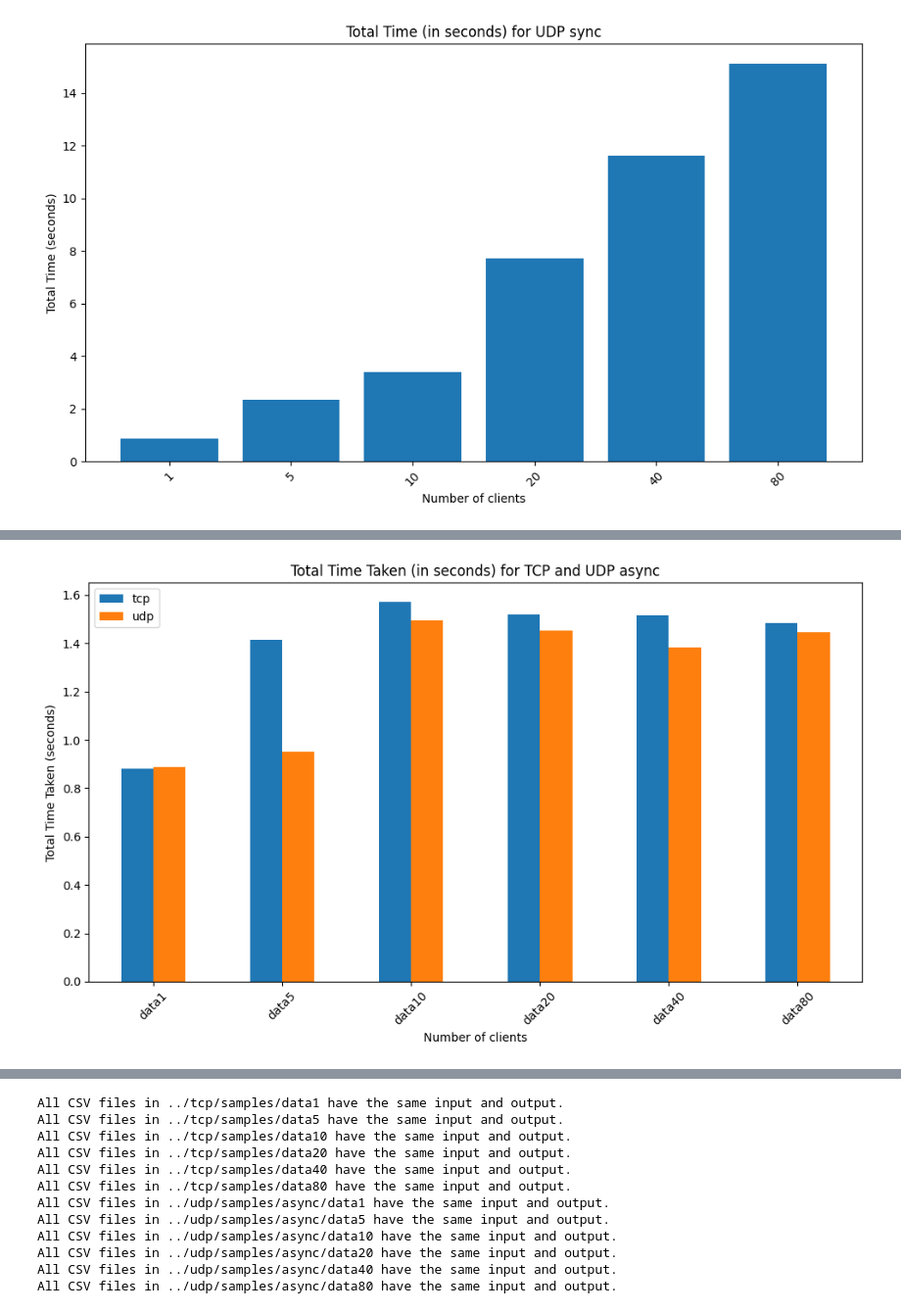
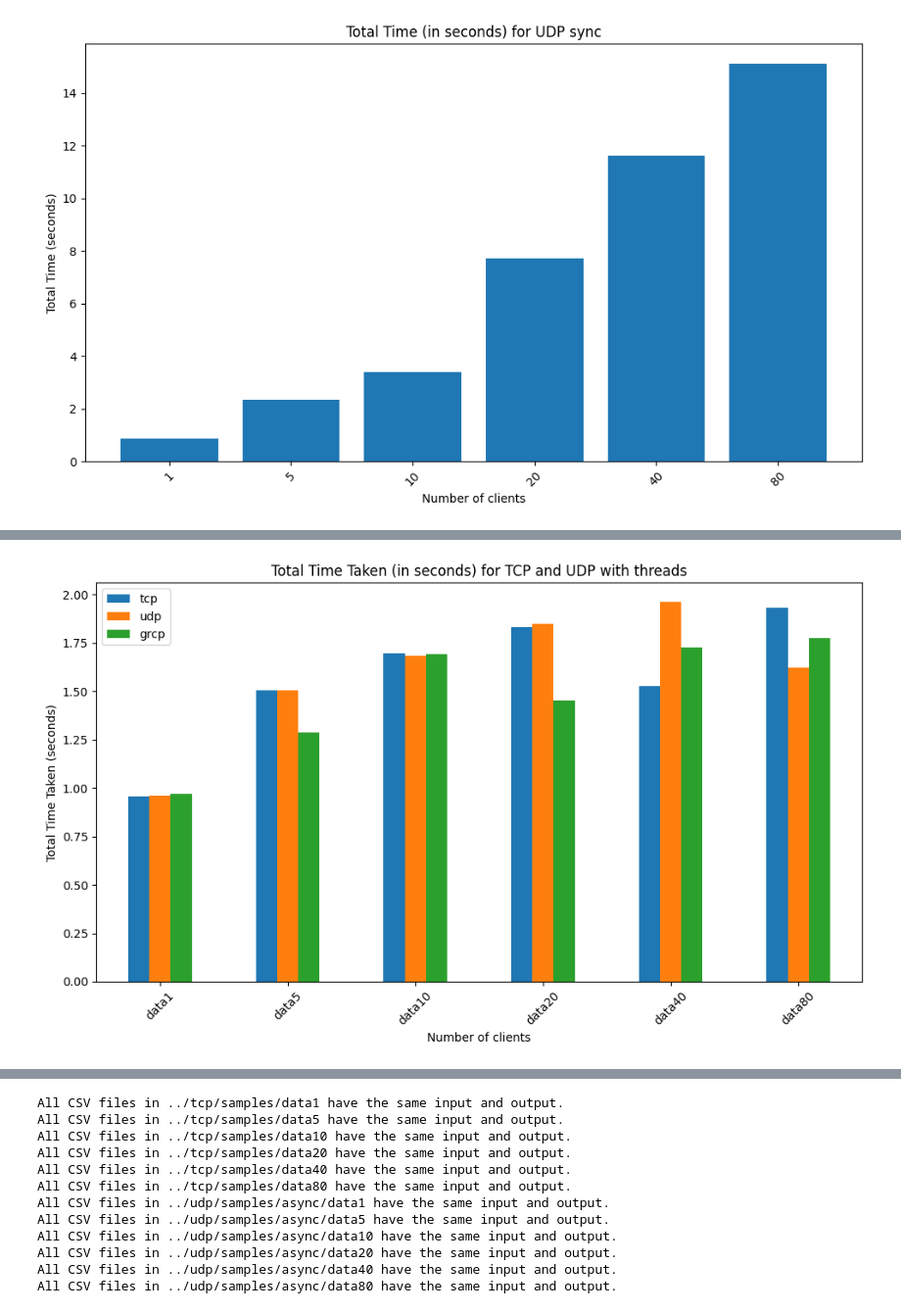
Before and after one commit to arthurbm/distributed-concurrent-programming, a Jupyter notebook: atividades/atv4/benchmark/main.ipynb, the cells around one changed output, grey strips where cells are left out. Shown at 98% size. Saved outputs shown, nothing was run; the diff lists cells and outputs as text; code cells hidden in the pictures.

```diff
--- a/atividades/atv4/benchmark/main.ipynb
+++ b/atividades/atv4/benchmark/main.ipynb
@@ -158,6 +154,14 @@ paths_dict = {
         '../udp/samples/async/data20',
         '../udp/samples/async/data40',
         '../udp/samples/async/data80'
+    ],
+    'grcp': [
+        '../rpc/samples/data1',
+        '../rpc/samples/data5',
+        '../rpc/samples/data10',
+        '../rpc/samples/data20',
+        '../rpc/samples/data40',
+        '../rpc/samples/data80'
     ]
 }
 
@@ -178,32 +182,32 @@ for protocol, paths in paths_dict.items():
 
         # Concatenate all dataframes vertically
         df_concatenated = pd.concat(dataframes)
 
         # Convert the timeTaken to seconds (assuming it's currently in nanoseconds)
         df_concatenated['timeTaken'] = df_concatenated['timeTaken'] / 1e9
 
         # Group by the index (which is the same across all original dataframes) and compute mean
         df_mean = df_concatenated.groupby(df_concatenated.index).mean()
 
         # Extract the folder name from the path
         folder_name = os.path.basename(os.path.normpath(path))
 
         # Write to new CSV without index
         df_mean.to_csv(f'./average_times_{protocol}_{folder_name}.csv', index=False)
 
         # Compute the sum of timeTaken and add it to the list
         total_times.append(df_mean['timeTaken'].sum())
 
     # Add total times to DataFrame
     total_times_df[protocol] = total_times
 
 # Plot the total time taken for each path
 total_times_df.plot(kind='bar', figsize=(10, 6))
-plt.title('Total Time Taken (in seconds) for TCP and UDP async')
+plt.title('Total Time Taken (in seconds) for TCP and UDP with threads')
 plt.xlabel('Number of clients')
 plt.ylabel('Total Time Taken (seconds)')
 plt.xticks(range(len(paths_dict['tcp'])), [os.path.basename(os.path.normpath(path)) for path in paths_dict['tcp']], rotation=45)
 plt.tight_layout()
 plt.show()
 # %% [output]
-[figure, old version]
+[figure, new version]
```
Also changed, not shown: parts of 5 cells of this notebook, 4 other files.
